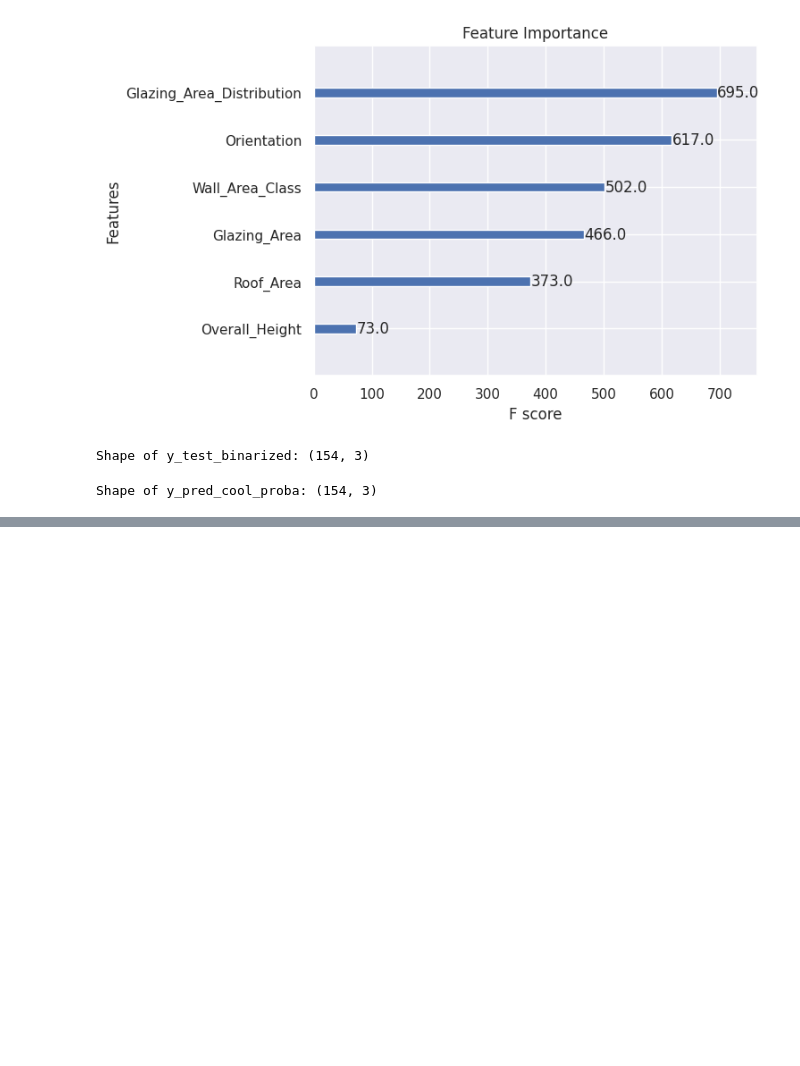
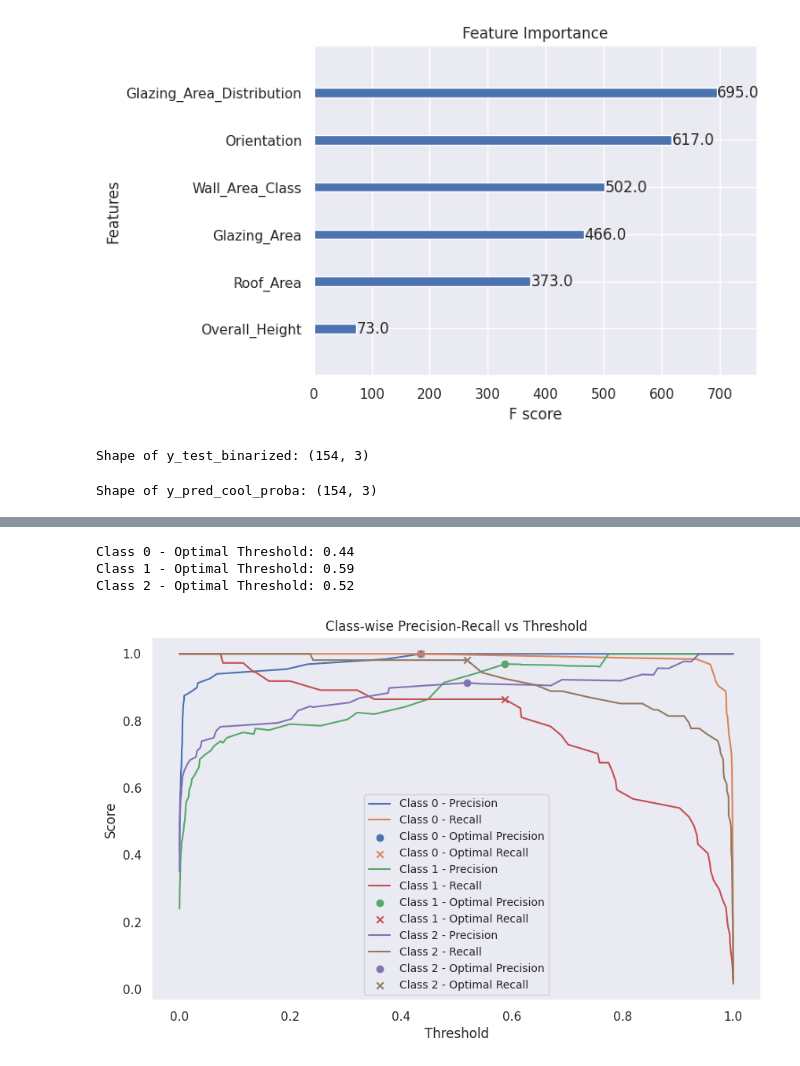
Before and after one commit to ameygawade/DataScience-Kaggle-Energy-efficiency-classification, a Jupyter notebook: multi-ouput-classification-energy-efficiency.ipynb, the cells around one changed output, grey strips where cells are left out. Cells and saved outputs as stored; diff of their text form; code cells hidden in the pictures; blank space fills up the shorter version.

```diff
--- a/multi-ouput-classification-energy-efficiency.ipynb
+++ b/multi-ouput-classification-energy-efficiency.ipynb
@@ -1631,0 +1655,41 @@ Class 2 - AUC: 1.00
+# %%
+import matplotlib.pyplot as plt
+from sklearn.metrics import precision_recall_curve
+
+# Number of classes
+n_classes = y_test_binarized_class_cool.shape[1]
+
+# Plot Precision-Recall vs Threshold for each class
+plt.figure(figsize=(10, 6))
+for i in range(n_classes):
+    # Precision, Recall, Thresholds for the current class
+    precision, recall, thresholds = precision_recall_curve(y_test_binarized_class_cool[:, i], y_pred_cool_proba[:, i])
+
+    # Compute F1-scores for the current class
+    f1_scores = 2 * (precision[:-1] * recall[:-1]) / (precision[:-1] + recall[:-1])
+
+    # Find the optimal threshold (Max F1)
+    optimal_idx = f1_scores.argmax()
+    optimal_threshold = thresholds[optimal_idx]
+    print(f"Class {i} - Optimal Threshold: {optimal_threshold:.2f}")
+
+    # Plot Precision and Recall vs Threshold
+    plt.plot(thresholds, precision[:-1], label=f"Class {i} - Precision")
+    plt.plot(thresholds, recall[:-1], label=f"Class {i} - Recall")
+
+    # Highlight the optimal threshold
+    plt.scatter(optimal_threshold, precision[optimal_idx], label=f"Class {i} - Optimal Precision", marker="o")
+    plt.scatter(optimal_threshold, recall[optimal_idx], label=f"Class {i} - Optimal Recall", marker="x")
+
+# Plot details
+plt.xlabel("Threshold")
+plt.ylabel("Score")
+plt.title("Class-wise Precision-Recall vs Threshold")
+plt.legend(loc="best", fontsize='small')
+plt.grid()
+plt.show()
+# %% [output]
+Class 0 - Optimal Threshold: 0.44
+Class 1 - Optimal Threshold: 0.59
+Class 2 - Optimal Threshold: 0.52
+[figure, added]
```
Also changed, not shown: parts of 4 cells of this notebook.
